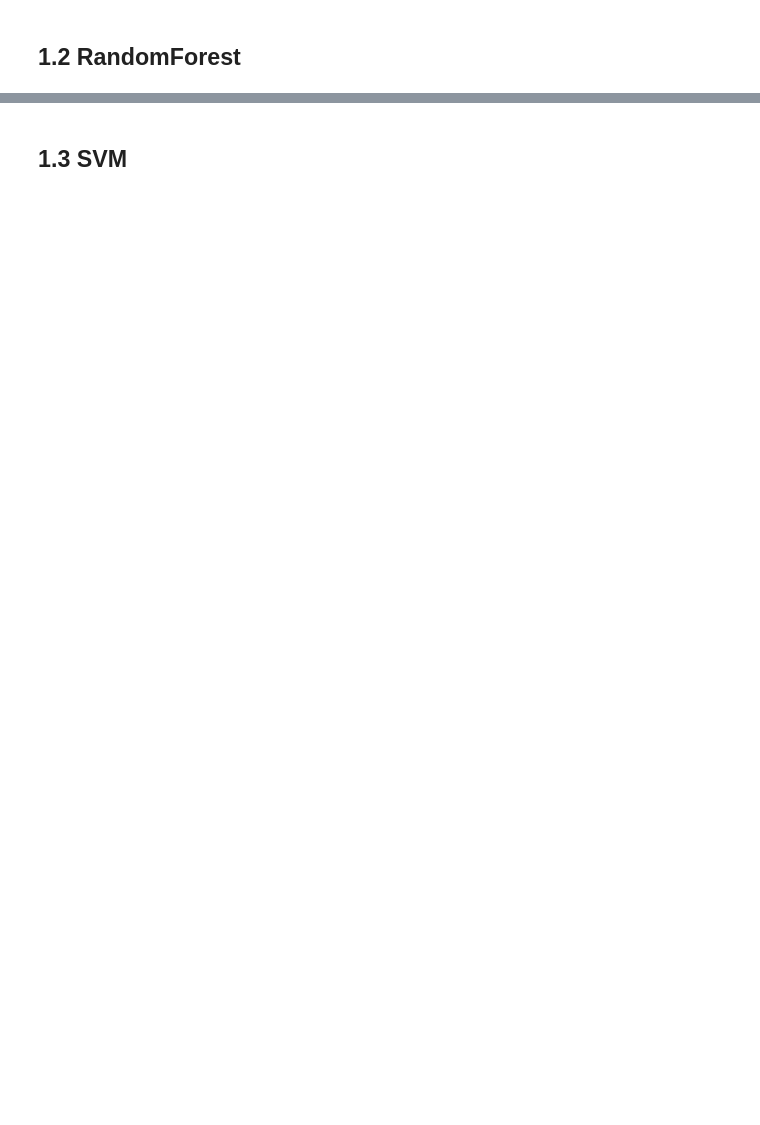
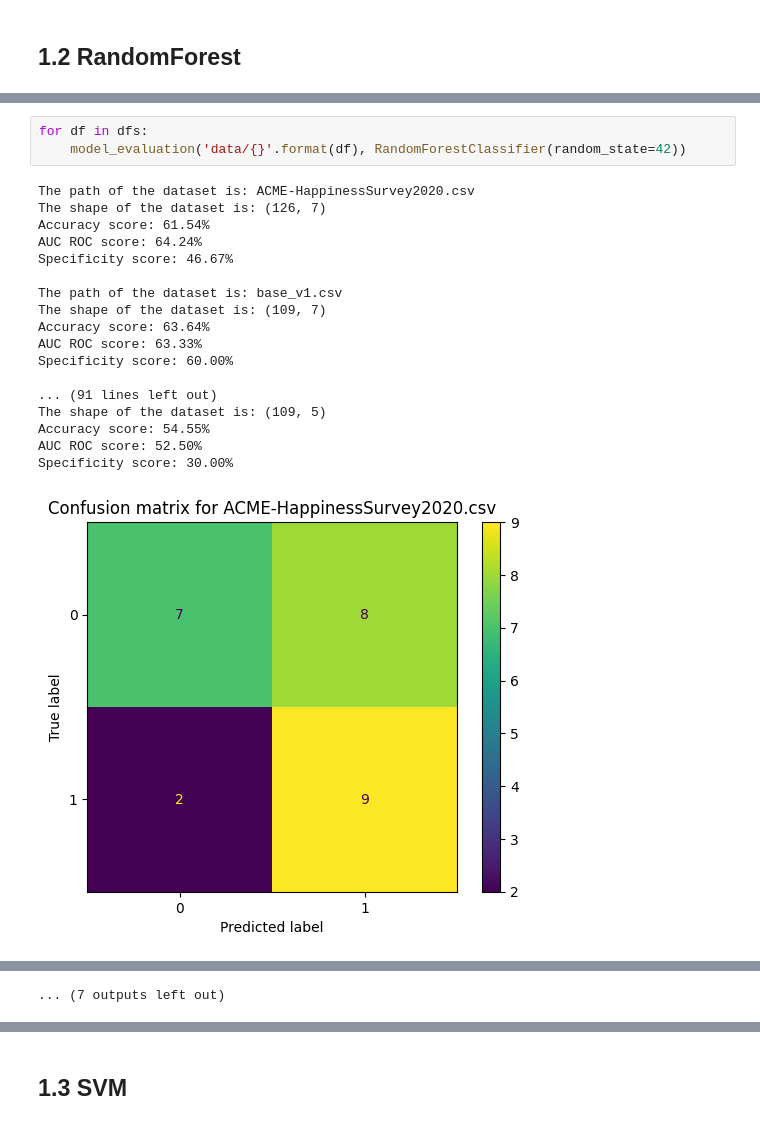
Before and after one commit to joaothomazlemos/4AVbJnW3rbsWDNP8, a Jupyter notebook: 03_model_development.ipynb, the cells around one changed output, grey strips where cells are left out. Saved outputs shown, nothing was run; the diff lists cells and outputs as text; blank space fills up the shorter version.

```diff
--- a/03_model_development.ipynb
+++ b/03_model_development.ipynb
@@ -97,0 +148,22 @@ Accuracy: 63.64%
+# %%
+for df in dfs:
+    model_evaluation('data/{}'.format(df), RandomForestClassifier(random_state=42))
+# %% [output]
+The path of the dataset is: ACME-HappinessSurvey2020.csv
+The shape of the dataset is: (126, 7)
+Accuracy score: 61.54%
+AUC ROC score: 64.24%
+Specificity score: 46.67%
+
+The path of the dataset is: base_v1.csv
+The shape of the dataset is: (109, 7)
+Accuracy score: 63.64%
+AUC ROC score: 63.33%
+Specificity score: 60.00%
+
+... (91 lines left out)
+The shape of the dataset is: (109, 5)
+Accuracy score: 54.55%
+AUC ROC score: 52.50%
+Specificity score: 30.00%
+[figure, added]
@@ -97,0 +180 @@ Accuracy: 63.64%
+... (7 outputs left out)
```
Also changed, not shown: parts of 24 cells of this notebook.
